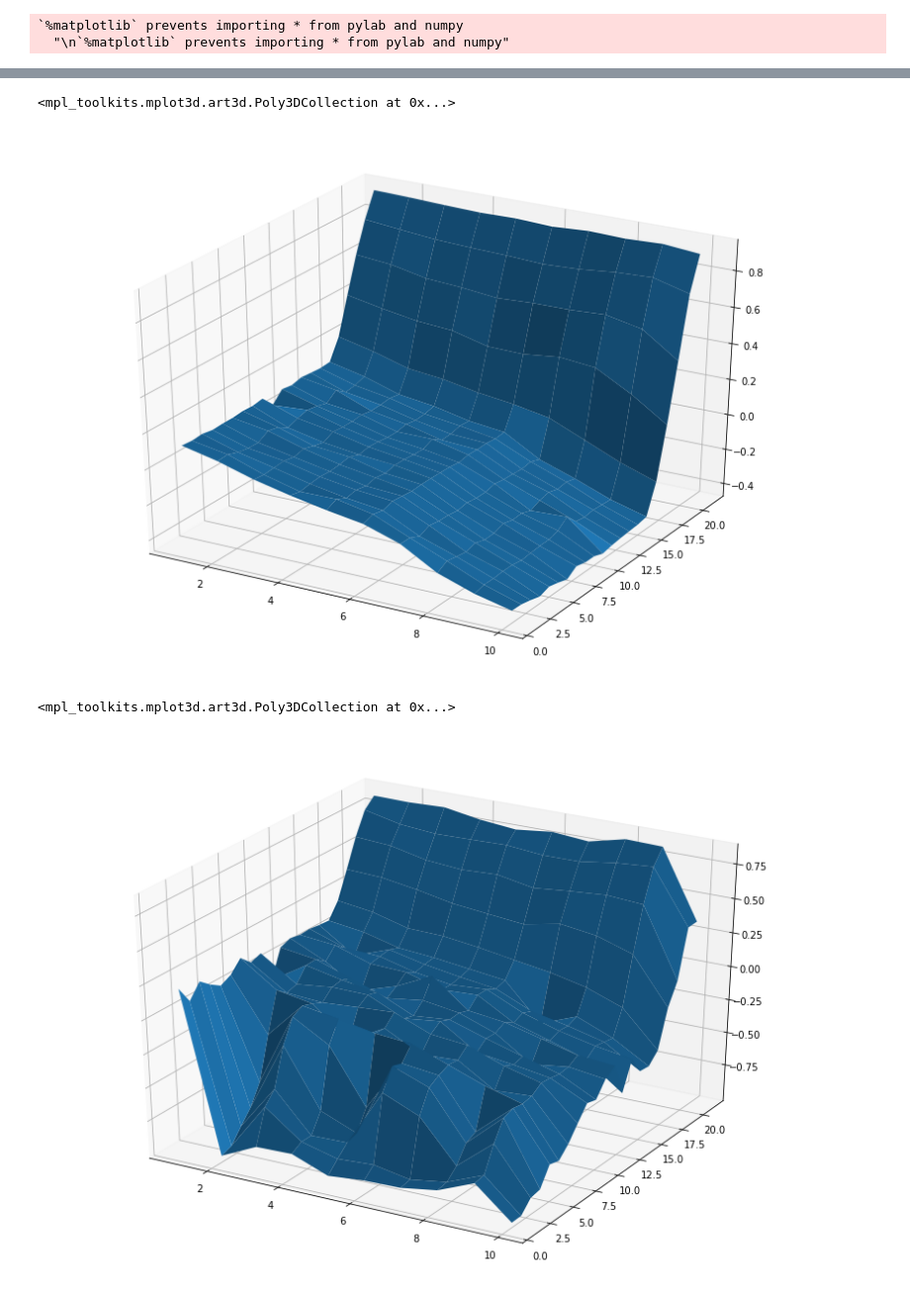
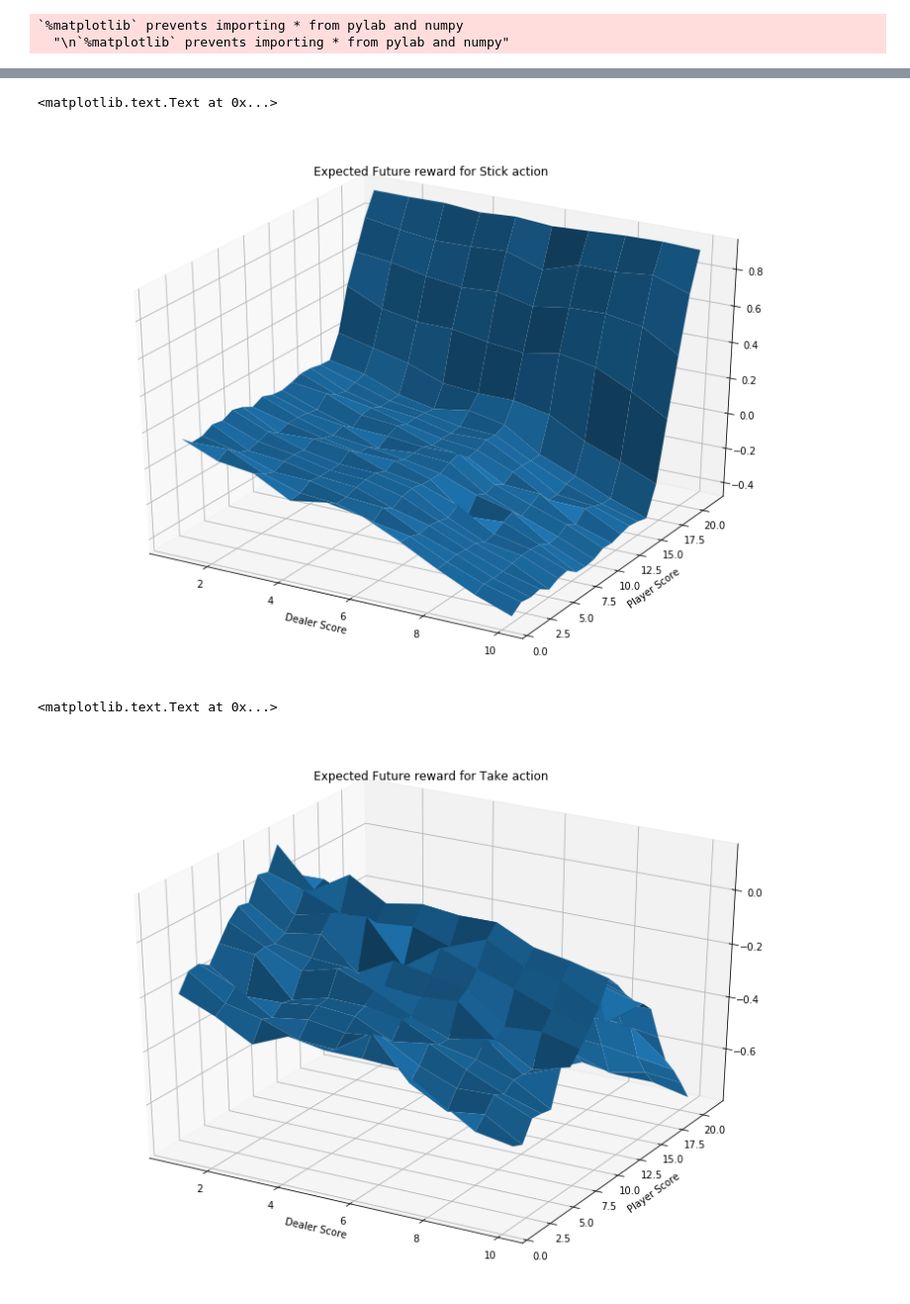
Before and after one commit to ngoodger/RL-Course-easy21, a Jupyter notebook: easy21-question2.ipynb, the cells around one changed output, grey strips where cells are left out. Shown at 99% size. Saved outputs shown, nothing was run; the diff lists cells and outputs as text; code cells hidden in the pictures.

Commit message:
Fixed bugs in both implemnetations.  Added labels to plots.

```diff
--- a/easy21-question2.ipynb
+++ b/easy21-question2.ipynb
@@ -13,7 +15,7 @@ from mpl_toolkits.mplot3d import Axes3D
 %pylab inline
 pylab.rcParams['figure.figsize'] = (14, 10)
 
-N0 = 100
+N0 = 1000
 # %% [output]
 Populating the interactive namespace from numpy and matplotlib
 `%matplotlib` prevents importing * from pylab and numpy
@@ -23,9 +25,8 @@ q = easy21_table.create_q()
 q_N = easy21_table.create_q()
 q_sum_reward = easy21_table.create_q()
 # %%
-@njit
 def episode(q, q_N, q_sum_reward):
-    for i in range(10000000):
+    for i in range(1000000):
         player_card = easy21.take(0)
         dealer_card = easy21.take(0)
         player_score = player_card[0]
@@ -41,32 +42,37 @@ def episode(q, q_N, q_sum_reward):
             stick_N = easy21_table.get_q(q_N, dealer_score, player_score, 0)
             total_S_N = hit_N + stick_N
             epsilon = N0 / (N0 + total_S_N)
+            #epsilon = 1.0
             if random.random() < epsilon:
                 action = 1 if random.random() > 0.5  else 0
             else:
-                action = np.argmax(q[dealer_score, player_score, :])
+                action_0 = easy21_table.get_q(q, dealer_score, player_score, 0)
+                action_1 = easy21_table.get_q(q, dealer_score, player_score, 1)
+                if action_0 > action_1:
+                    action = 0
+                else:
+                    action = 1
 
             # Play round
             dealer_card, player_score, terminal, reward = easy21.step(dealer_card, player_score, action)
+            terminal = terminal
+
             rewards.append(reward)
             actions.append(action)
-            terminal = terminal
-
             #Update player scores in non-terminal state.
             if terminal == False:
-                player_score = player_score
                 player_scores.append(player_score)
 
         expected_future_reward = 0
         for i in range(len(player_scores) - 1, 0, -1):
             expected_future_reward += rewards[i]
-            q_N = easy21_table.set_q(q_N, dealer_score, player_score, actions[i],
-                               easy21_table.get_q(q_N, dealer_score, player_score, actions[i]) + 1)
-            q_sum_reward = easy21_table.set_q(q_sum_reward, dealer_score, player_score, actions[i],
-                               easy21_table.get_q(q_sum_reward, dealer_score, player_score, actions[i]) + reward)
-            q = easy21_table.set_q(q, dealer_score, player_score, actions[i],
-                                   easy21_table.get_q(q_sum_reward, dealer_score, player_score, actions[i]) /
-                                   easy21_table.get_q(q_N, dealer_score, player_score, actions[i]))
+            q_N = easy21_table.set_q(q_N, dealer_score, player_scores[i], actions[i],
+                               easy21_table.get_q(q_N, dealer_score, player_scores[i], actions[i]) + 1)
+            q_sum_reward = easy21_table.set_q(q_sum_reward, dealer_score, player_scores[i], actions[i],
+                               easy21_table.get_q(q_sum_reward, dealer_score, player_scores[i], actions[i]) + reward)
+            q = easy21_table.set_q(q, dealer_score, player_scores[i], actions[i],
+                                   easy21_table.get_q(q_sum_reward, dealer_score, player_scores[i], actions[i]) /
+                                   easy21_table.get_q(q_N, dealer_score, player_scores[i], actions[i]))
     return q, q_N, q_sum_reward
 # %%
 q, q_N, q_sum_reward = episode(q, q_N, q_sum_reward)
@@ -95,13 +83,19 @@ x, y = np.meshgrid(range(1,22), range(1,11))
 fig = plt.figure()
 ax3d = fig.add_subplot(111, projection='3d')
 ax3d.plot_surface(y, x , q[:,:,0])
+plt.xlabel('Dealer Score')
+plt.ylabel('Player Score')
+plt.title('Expected Future reward for Stick action')
 # %% [output]
-<mpl_toolkits.mplot3d.art3d.Poly3DCollection at 0x...>
+<matplotlib.text.Text at 0x...>
-[figure, old version]
+[figure, new version]
 # %%
 fig = plt.figure()
 ax3d = fig.add_subplot(111, projection='3d')
 ax3d.plot_surface(y, x , q[:,:,1])
+plt.xlabel('Dealer Score')
+plt.ylabel('Player Score')
+plt.title('Expected Future reward for Take action')
 # %% [output]
-<mpl_toolkits.mplot3d.art3d.Poly3DCollection at 0x...>
+<matplotlib.text.Text at 0x...>
-[figure, old version]
+[figure, new version]
```
Also changed, not shown: parts of 2 cells of this notebook, 1 other file.
